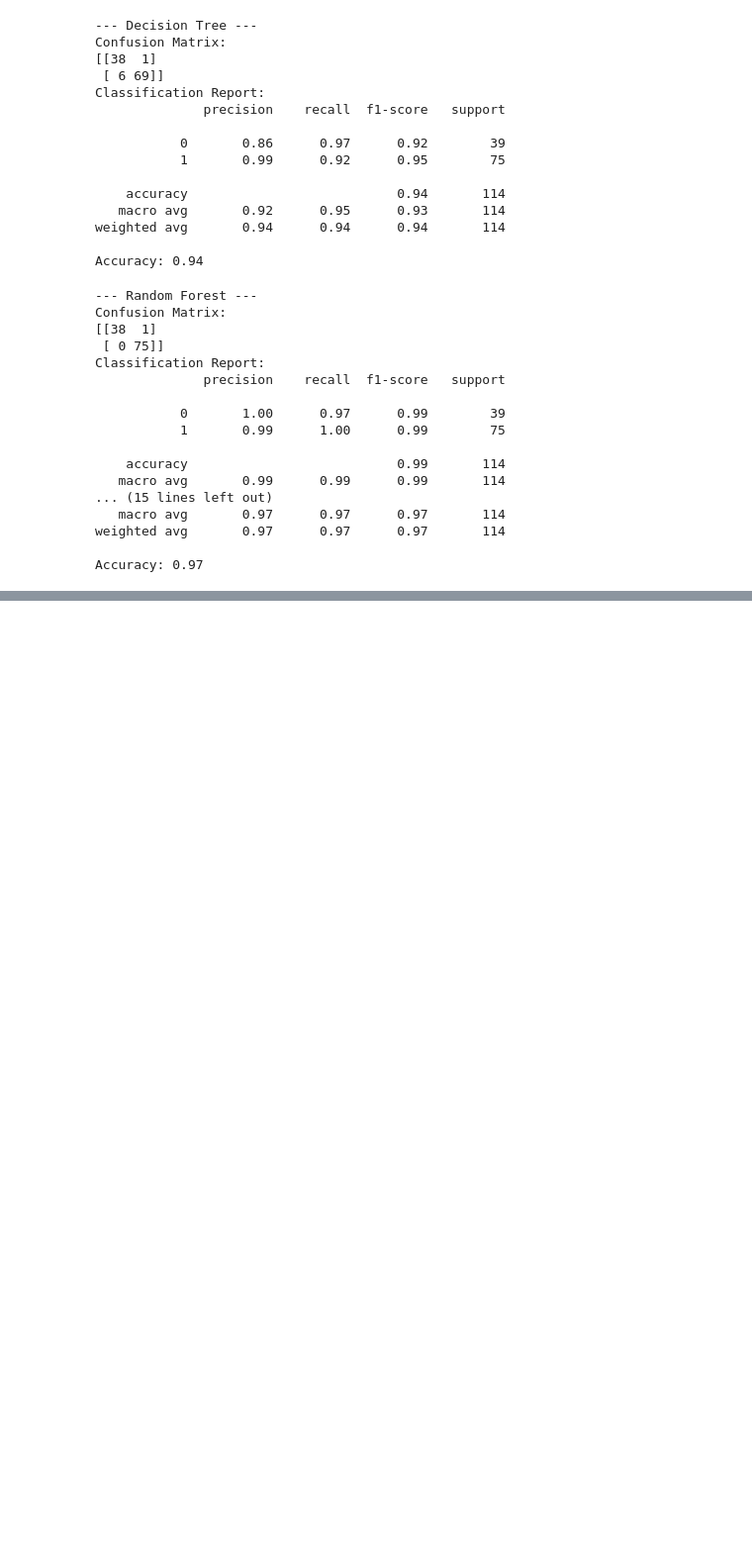
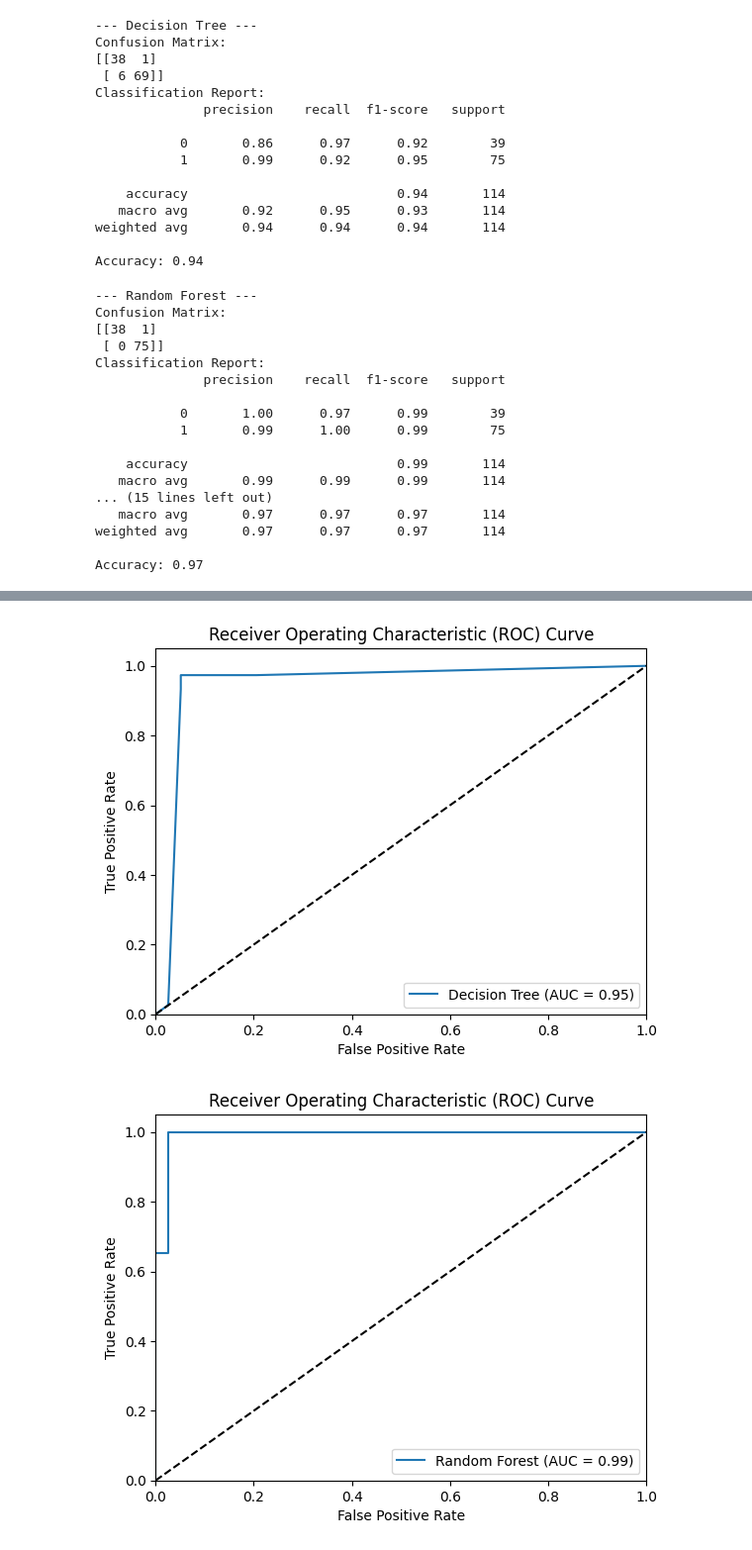
Before and after one commit to Nishchaypat/Fun-DS, a Jupyter notebook: Model-Eval-Hypertuning/model_eval_hypertune_nishchay.ipynb, the cells around one changed output, grey strips where cells are left out. Shown at 99% size. Drawn from its saved outputs; the diff is of its cells as text; code cells hidden in the pictures; blank space fills up the shorter version.

```diff
--- a/Model-Eval-Hypertuning/model_eval_hypertune_nishchay.ipynb
+++ b/Model-Eval-Hypertuning/model_eval_hypertune_nishchay.ipynb
@@ -90,0 +161,24 @@ Accuracy: 0.97
+# %%
+# Step 4: ROC Curve
+
+from sklearn.metrics import roc_curve
+
+def plot_roc_curve(model, X_test, y_test, model_name):
+    y_pred_proba = model.predict_proba(X_test)[:, 1]
+    fpr, tpr, thresholds = roc_curve(y_test, y_pred_proba)
+    plt.plot(fpr, tpr, label=f'{model_name} (AUC = {roc_auc_score(y_test, y_pred_proba):.2f})')
+    plt.plot([0, 1], [0, 1], 'k--')
+    plt.xlim([0.0, 1.0])
+    plt.ylim([0.0, 1.05])
+    plt.xlabel('False Positive Rate')
+    plt.ylabel('True Positive Rate')
+    plt.title('Receiver Operating Characteristic (ROC) Curve')
+    plt.legend(loc='lower right')
+    plt.show()
+
+plot_roc_curve(grid_dt.best_estimator_, X_test, y_test, "Decision Tree")
+plot_roc_curve(grid_rf.best_estimator_, X_test, y_test, "Random Forest")
+plot_roc_curve(grid_knn.best_estimator_, X_test, y_test, "KNN")
+# %% [output]
+[figure, added]
+[figure, added]
```
Also changed, not shown: parts of 5 cells of this notebook.
